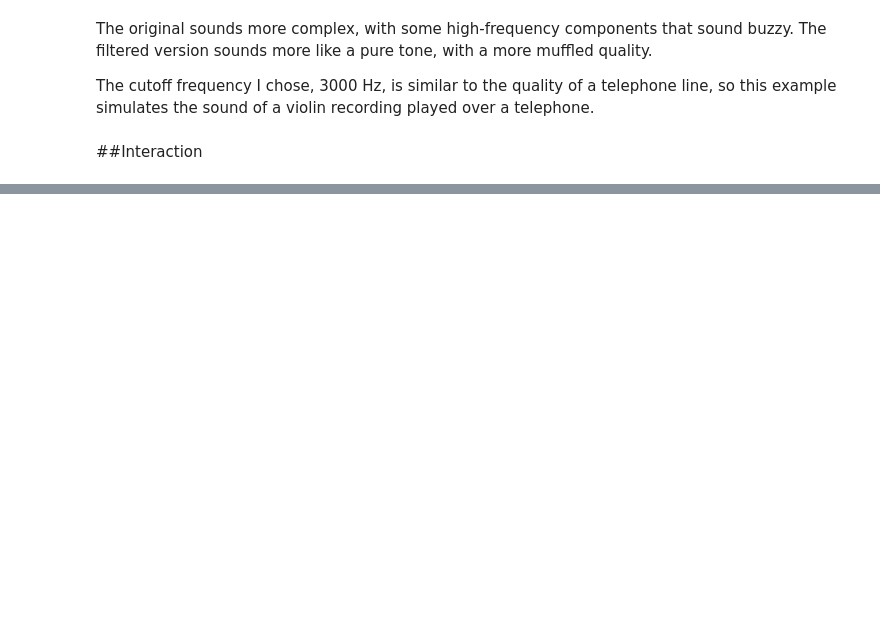
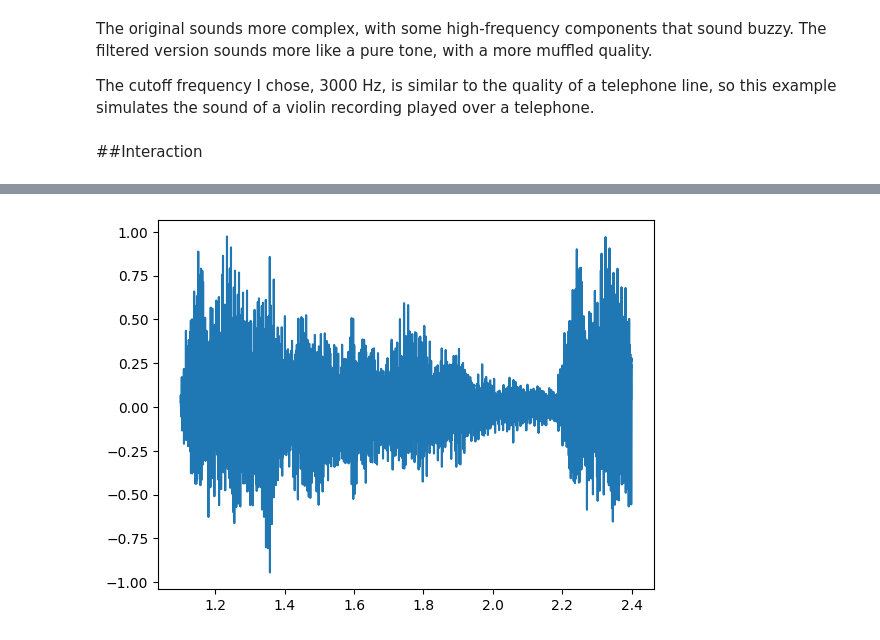
Before and after one commit to rahiakela/audio-processing-research-and-practice, a Jupyter notebook: think-dsp/01_sounds_and_signals.ipynb, the cells around one changed output, grey strips where cells are left out. Cells and saved outputs as stored; diff of their text form; code cells hidden in the pictures; blank space fills up the shorter version.

```diff
--- a/think-dsp/01_sounds_and_signals.ipynb
+++ b/think-dsp/01_sounds_and_signals.ipynb
@@ -252,0 +309,3 @@ The cutoff frequency I chose, 3000 Hz, is similar to the quality of a telephone
+# %%
+segment = wave.segment(start=1.1, duration=1.3)
+segment.make_audio()
@@ -252,0 +314,4 @@ The cutoff frequency I chose, 3000 Hz, is similar to the quality of a telephone
+# %%
+segment.plot()
+# %% [output]
+[figure, added]
```
Also changed, not shown: parts of 34 cells of this notebook.
